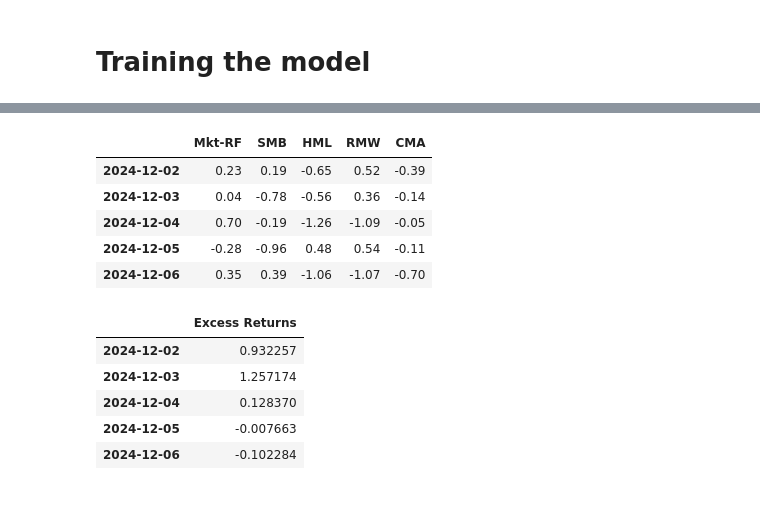
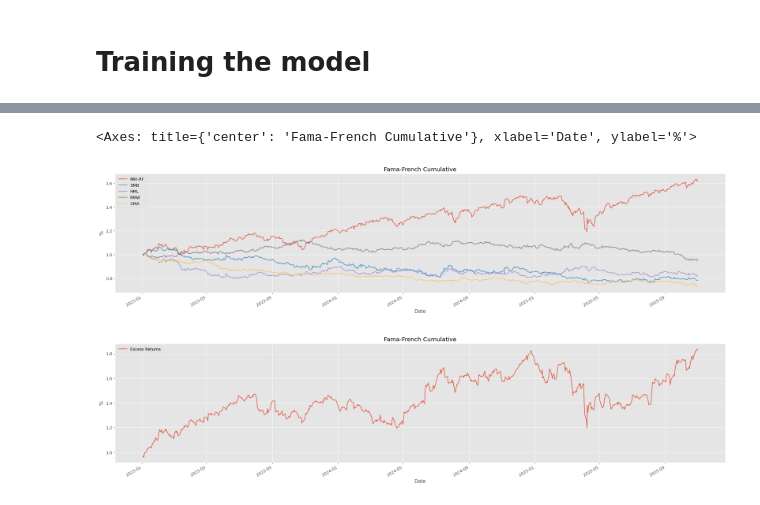
Before and after one commit to FoxParadeAFK/Fama-French, a Jupyter notebook: notebooks/fama_french.ipynb, the cells around one changed output, grey strips where cells are left out. Cells and saved outputs as stored; diff of their text form; code cells hidden in the pictures.

Commit message:
Corrected fama french

```diff
--- a/notebooks/fama_french.ipynb
+++ b/notebooks/fama_french.ipynb
@@ -516,14 +546,8 @@ Averages, Mean squared error: 2.58030 | Root mean squared error: 2.58030 | R1 sc
 # %%
 from pandas import DataFrame
 
-training_date: str = "2020-01-01"
-train_testing_split_date: str = "2024-12-01"
+training_date: str = "2023-01-01"
 
 data_window: DataFrame = data[data.index >= training_date]
 x: DataFrame = data_window[["Mkt-RF", "SMB", "HML", "RMW", "CMA"]]
 y: DataFrame = data_window[["Excess Returns"]]
-
-x_train: DataFrame = x[x.index <= train_testing_split_date]
-y_train: DataFrame = y[y.index <= train_testing_split_date]
-x_test: DataFrame = x[x.index > train_testing_split_date]
-y_test: DataFrame = y[y.index > train_testing_split_date]
@@ -548,20 +554,19 @@ y_train.tail()
-# %%
-x_test.head()
-# %% [output]
-|  | Mkt-RF | SMB | HML | RMW | CMA |
-| 2024-12-02 | 0.23 | 0.19 | -0.65 | 0.52 | -0.39 |
-| 2024-12-03 | 0.04 | -0.78 | -0.56 | 0.36 | -0.14 |
-| 2024-12-04 | 0.70 | -0.19 | -1.26 | -1.09 | -0.05 |
-| 2024-12-05 | -0.28 | -0.96 | 0.48 | 0.54 | -0.11 |
-| 2024-12-06 | 0.35 | 0.39 | -1.06 | -1.07 | -0.70 |
-# %%
-y_test.head()
-# %% [output]
-|  | Excess Returns |
-| 2024-12-02 | 0.932257 |
-| 2024-12-03 | 1.257174 |
-| 2024-12-04 | 0.128370 |
-| 2024-12-05 | -0.007663 |
-| 2024-12-06 | -0.102284 |
+# %%
+import matplotlib.pyplot as plt
+from pandas import DataFrame
+
+plt.style.use("ggplot")
+
+x_percentage: DataFrame = (1 + x / 100) # converts ie. 1.00 = 1% -> 0.01 = 1%
+x_percentage_cumprod: DataFrame = x_percentage.cumprod()
+x_percentage_cumprod.plot(grid = True, figsize = (27, 6), alpha = 0.9, title = "Fama-French Cumulative", xlabel = "Date", ylabel = "%")
+
+y_percentage: DataFrame = (1 + y / 100) # converts ie. 1.00 = 1% -> 0.01 = 1%
+y_percentage_cumprod: DataFrame = y_percentage.cumprod()
+y_percentage_cumprod.plot(grid = True, figsize = (27, 6), alpha = 0.9, title = "Fama-French Cumulative", xlabel = "Date", ylabel = "%")
+# %% [output]
+<Axes: title={'center': 'Fama-French Cumulative'}, xlabel='Date', ylabel='%'>
+[figure, added]
+[figure, added]
 # %%
 mlr: Multi_Linear_Regression = Multi_Linear_Regression()
```
Also changed, not shown: parts of 33 cells of this notebook.
